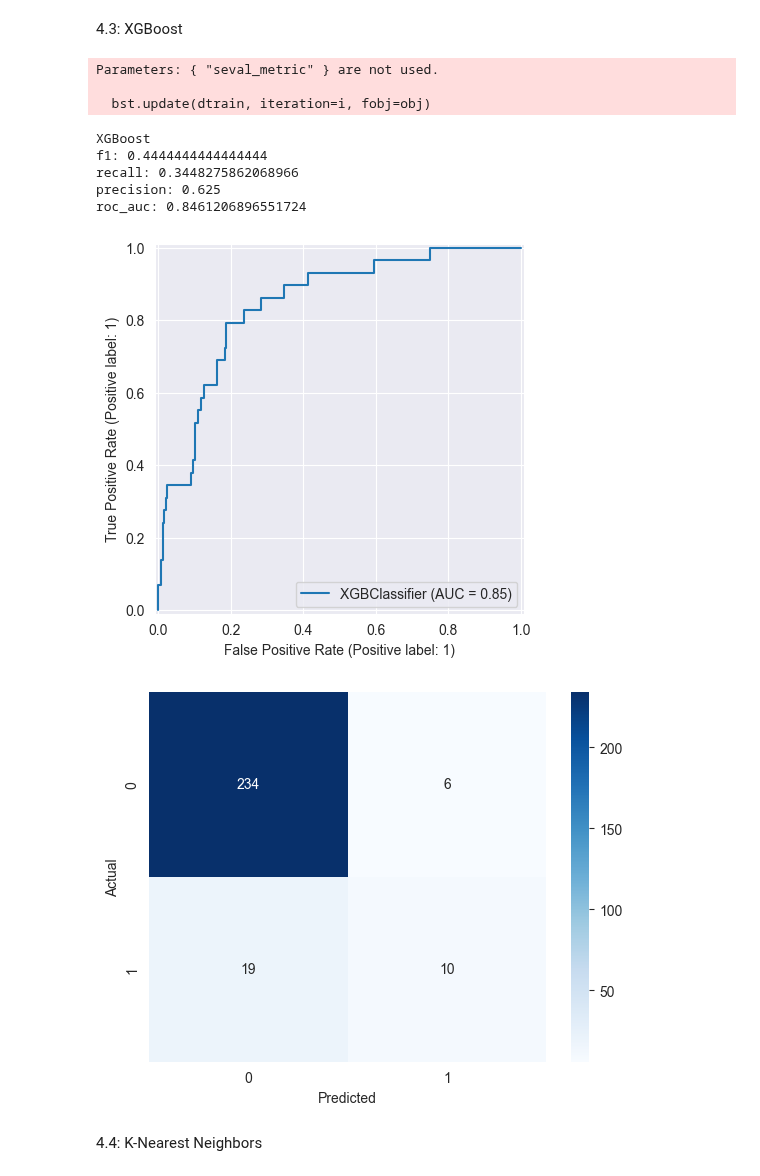
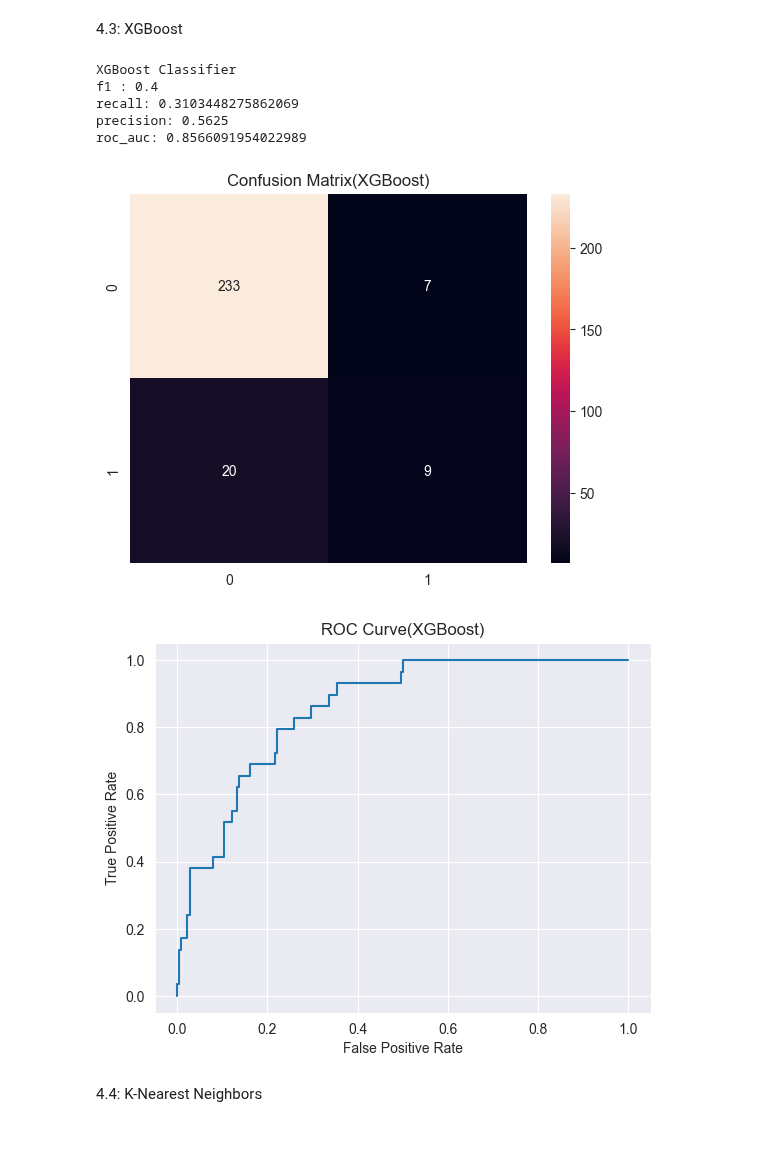
Before and after one commit to MohammadMahdiRazavi/Machine-Learning-Course, a Jupyter notebook: Assignment4/Employee Attrition.ipynb, the cells around one changed output. Cells and saved outputs as stored; diff of their text form; code cells hidden in the pictures; blank space fills up the shorter version.

```diff
--- a/Assignment4/Employee Attrition.ipynb
+++ b/Assignment4/Employee Attrition.ipynb
@@ -169,37 +217,37 @@ roc_auc: 0.7725574712643679
 # %% [markdown]
 4.3: XGBoost
 # %%
-xgb = XGBClassifier(seval_metric='logloss')
-xgb.fit(x_resampled, y_resampled)
-y_pred = xgb.predict(X_test)
+xgb = XGBClassifier(scale_pos_weight=(y_train.value_counts()[0] / y_train.value_counts()[1]), eval_metric='auc')
+xgb.fit(x_train, y_train)
+y_pred_xgb = xgb.predict(x_test)
 
-print('XGBoost')
-print(f'f1: {f1_score(y_test, y_pred)}')
-print(f'recall: {recall_score(y_test, y_pred)}')
-print(f'precision: {precision_score(y_test, y_pred)}')
-print(f'roc_auc: {roc_auc_score(y_test, xgb.predict_proba(X_test)[:, 1])}')
+print('XGBoost Classifier')
+print(f'f1 : {f1_score(y_test, y_pred_xgb)}')
+print(f'recall: {recall_score(y_test, y_pred_xgb)}')
+print(f'precision: {precision_score(y_test, y_pred_xgb)}')
+print(f'roc_auc: {roc_auc_score(y_test, xgb.predict_proba(x_test)[:, 1])}')
 
 
-RocCurveDisplay.from_estimator(xgb, X_test, y_test)
+sns.heatmap(confusion_matrix(y_test, y_pred_xgb), annot=True, fmt='d')
+plt.title('Confusion Matrix(XGBoost)')
 plt.show()
 
 
-cm = confusion_matrix(y_test, y_pred)
-sns.heatmap(cm, annot=True, fmt='d', cmap='Blues')
-plt.xlabel('Predicted')
-plt.ylabel('Actual')
+fpr, tpr, thresholds = roc_curve(y_test, xgb.predict_proba(x_test)[:, 1])
+plt.plot(fpr, tpr)
+plt.title('ROC Curve(XGBoost)')
+plt.xlabel('False Positive Rate')
+plt.ylabel('True Positive Rate')
+plt.grid(True)
 plt.show()
 # %% [output]
-Parameters: { "seval_metric" } are not used.
-
-  bst.update(dtrain, iteration=i, fobj=obj)
+XGBoost Classifier
+f1 : 0.4
+recall: 0.3103448275862069
+precision: 0.5625
+roc_auc: 0.8566091954022989
-XGBoost
-f1: 0.4444444444444444
-recall: 0.3448275862068966
-precision: 0.625
-roc_auc: 0.8461206896551724
-[figure, old version]
+[figure, new version]
-[figure, old version]
+[figure, new version]
 # %% [markdown]
 4.4: K-Nearest Neighbors
 # %%
```
Also changed, not shown: parts of 15 cells of this notebook.
